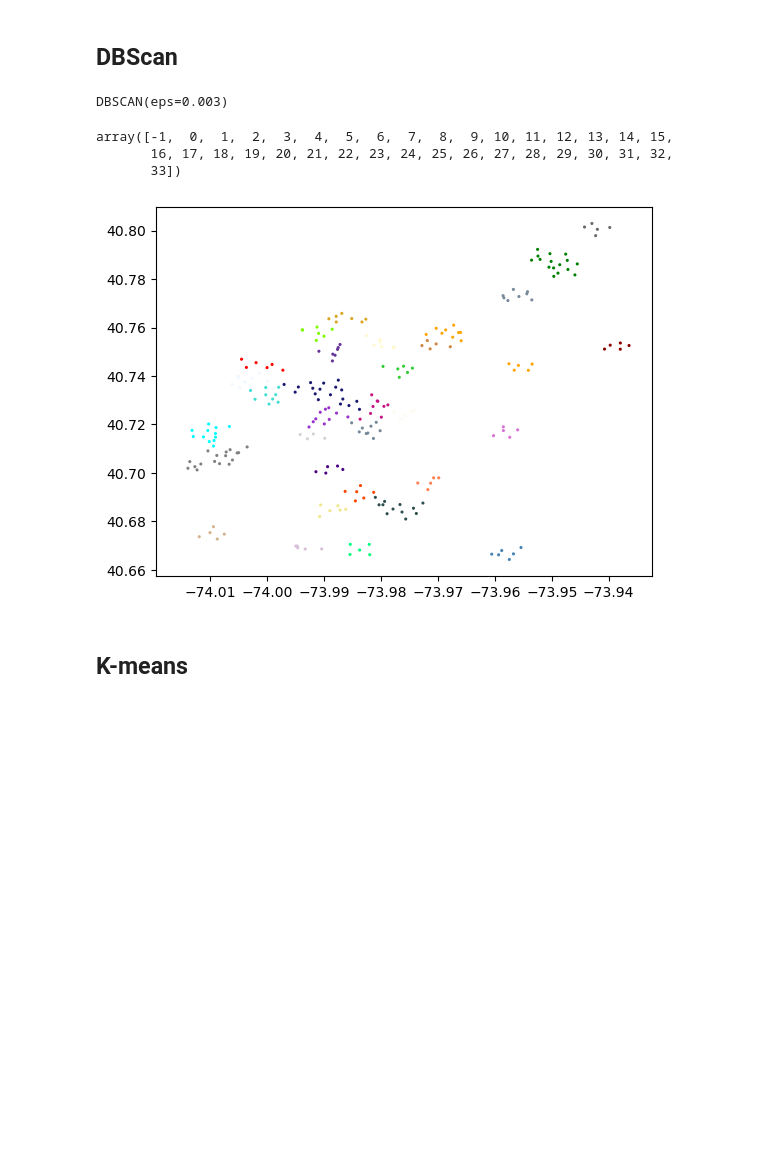
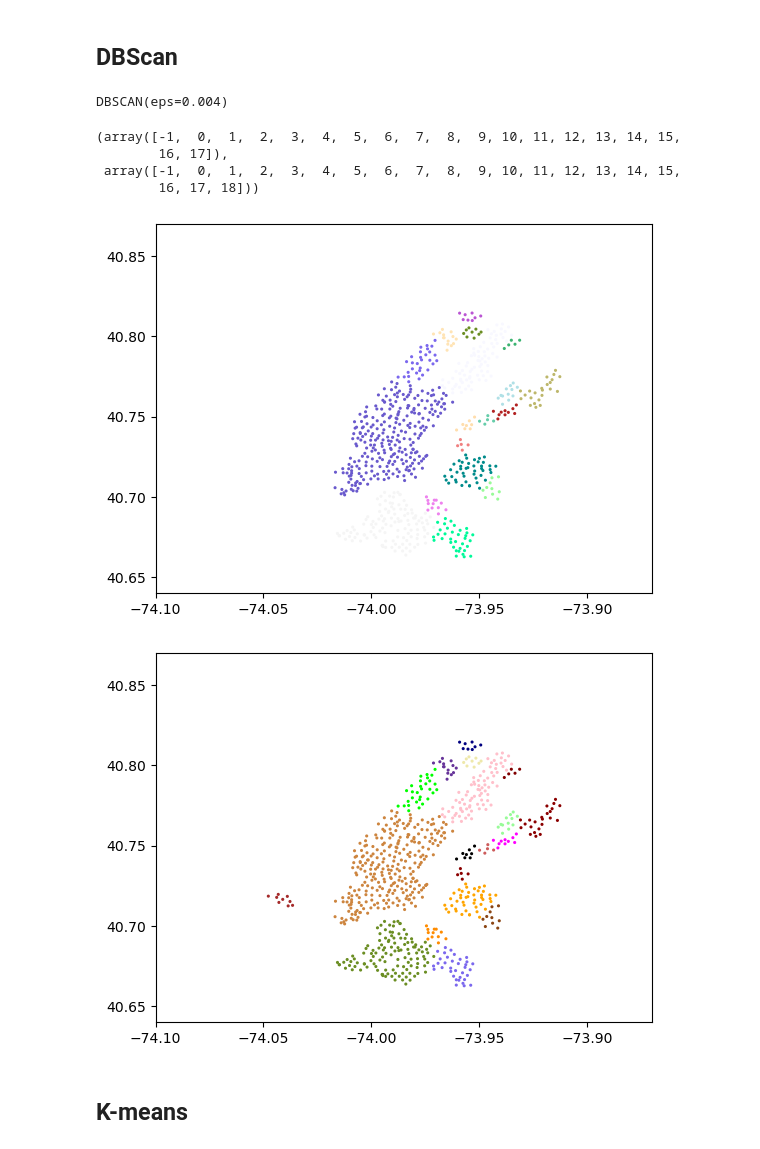
Before and after one commit to katrinemariepedersen/Business_analytics_project, a Jupyter notebook: Load_of_dat.ipynb, the cells around one changed output. Cells and saved outputs as stored; diff of their text form; code cells hidden in the pictures; blank space fills up the shorter version.

```diff
--- a/Load_of_dat.ipynb
+++ b/Load_of_dat.ipynb
@@ -207,3 +216,10 @@ f[
 We have two outliers stations with id 3448 and 3650. We found that they are both placed right next to one another in Montreal, Canada. From the above cells, it is apparent that all but one trips completed with start or end point in Montreal (station 3488 and 3650) are trips in Montreal only.
 
 There is a single trip from Brooklyn (station 3036) to Montreal (station 3488). It's duration is 18.9 days and out of 17 million trips completed, this one is the only one travelling to Montreal. Therefore we classify stations in Montreal as not relevant and outliers.
+# %%
+f = f.drop(
+    f[
+        (f.start_station_id == 3488) | (f.end_station_id == 3488) |
+        (f.start_station_id == 3650) | (f.end_station_id == 3650)
+    ].index
+)
@@ -211,37 +266,59 @@ There is a single trip from Brooklyn (station 3036) to Montreal (station 3488).
 ## DBScan
 # %%
 from sklearn.cluster import DBSCAN
-dbs=DBSCAN(min_samples=5, eps=0.003)
-dbs.fit(x)
+dbs_start_station=DBSCAN(min_samples=5, eps=0.004)
+dbs_end_station=DBSCAN(min_samples=5, eps=0.004)
+dbs_start_station.fit(start_station_df)
+dbs_end_station.fit(end_station_df)
 # %% [output]
-DBSCAN(eps=0.003)
+DBSCAN(eps=0.004)
 # %%
-np.unique(dbs.labels_)
+np.unique(dbs_start_station.labels_), np.unique(dbs_end_station.labels_)
 # %% [output]
-array([-1,  0,  1,  2,  3,  4,  5,  6,  7,  8,  9, 10, 11, 12, 13, 14, 15,
-       16, 17, 18, 19, 20, 21, 22, 23, 24, 25, 26, 27, 28, 29, 30, 31, 32,
-       33])
+(array([-1,  0,  1,  2,  3,  4,  5,  6,  7,  8,  9, 10, 11, 12, 13, 14, 15,
+        16, 17]),
+ array([-1,  0,  1,  2,  3,  4,  5,  6,  7,  8,  9, 10, 11, 12, 13, 14, 15,
+        16, 17, 18]))
 # %%
 import random
 from matplotlib import colors as mcolors
 
-num_colors=len(set(dbs.labels_))-1   #it's the number of different labels except for 1 (the -1 label)
+num_colors=len(set(dbs_start_station.labels_))-1   #it's the number of different labels except for 1 (the -1 label)
 colors=list(mcolors.CSS4_COLORS.keys())  #found this by searching "python color list"
 cluster_colors=random.choices(colors, k=num_colors)
 x_=[]
 y_=[]
 c_=[]
-for label, x_val, y_val in zip(dbs.labels_, x['start_station_longitude'], x['start_station_latitude']):
+for label, x_val, y_val in zip(dbs_start_station.labels_, start_station_df['longitude'], start_station_df['latitude']):
     if label==-1:
         continue
     x_.append(x_val)
     y_.append(y_val)
     c_.append(cluster_colors[label])
 #plt.figure(figsize=(18, 12))
 plt.scatter(x_,y_,s=1.5,c=c_)
+plt.xlim(*xlim)
+plt.ylim(*ylim)
 plt.show()
+
+num_colors_end=len(set(dbs_end_station.labels_))-1
+cluster_colors_end=random.choices(colors, k=num_colors_end)
+x_end=[]
+y_end=[]
+c_end=[]
+for label, x_val, y_val in zip(dbs_end_station.labels_, end_station_df['longitude'], end_station_df['latitude']):
+    if label==-1:
+        continue
+    x_end.append(x_val)
+    y_end.append(y_val)
+    c_end.append(cluster_colors_end[label])
+plt.scatter(x_end,y_end,s=1.5,c=c_end)
+plt.xlim(*xlim)
+plt.ylim(*ylim)
+plt.show()
 # %% [output]
-[figure, old version]
+[figure, new version]
+[figure, added]
 # %% [markdown]
 ## K-means
 # %%
```
Also changed, not shown: parts of 5 cells of this notebook.
